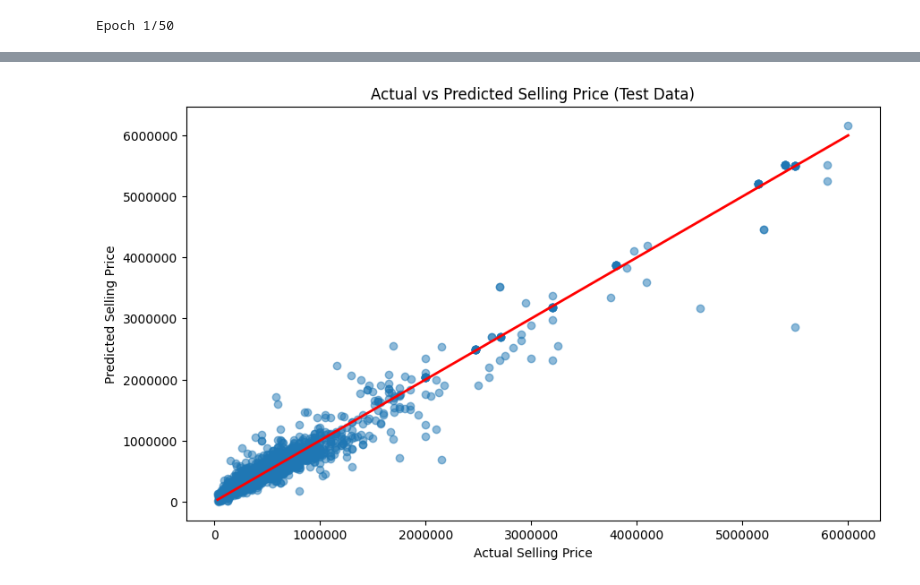
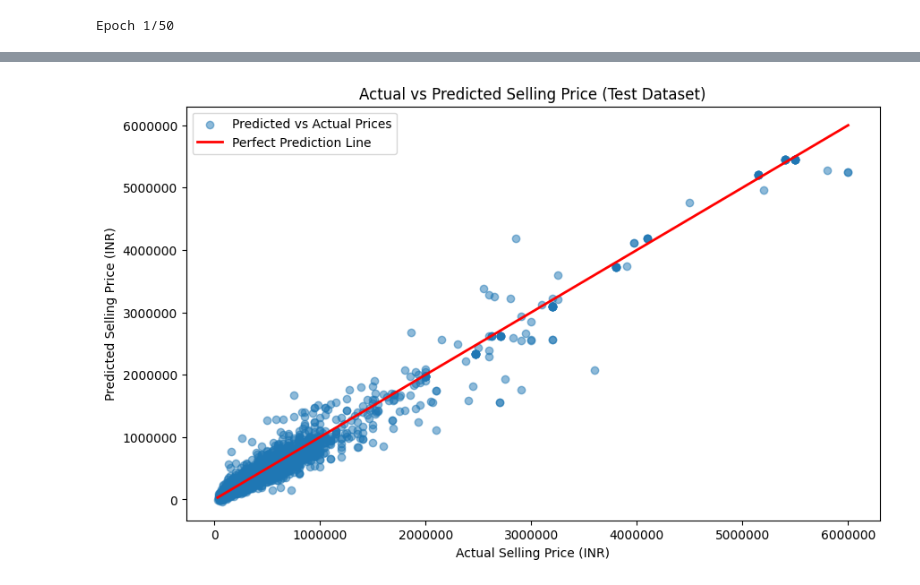
Before and after one commit to dineshsinghbisht/masterdegree, a Jupyter notebook: exercises/machinelearning/ex8.ipynb, the cells around one changed output, grey strips where cells are left out. Cells and saved outputs as stored; diff of their text form; code cells hidden in the pictures.

```diff
--- a/exercises/machinelearning/ex8.ipynb
+++ b/exercises/machinelearning/ex8.ipynb
@@ -12,6 +12,7 @@ df = pd.read_csv("Car details v3.csv")
 
 # # Get basic information about the data
 # print(df.info())
+# print(df.head())
 # print(df.columns)
 
 # Separate features (X) and target (y)
@@ -71,7 +72,7 @@ nn_model.compile(
 nn_model.fit(
     X_train, y_train,
     validation_data=(X_test, y_test),
-    epochs=50, batch_size=10,
+    epochs=50, batch_size=20,
     #verbose=0 # Silent mode – no output printed during training
 )
 
@@ -91,13 +92,14 @@ y_test = scaler_y.inverse_transform(y_test)
 print(f"Mean absolute error for training dataset using Neural Network model: {mean_absolute_error(y_train, nn_model_prediction_train):.2f}")
 print(f"Mean absolute error for test dataset using Neural Network model: {mean_absolute_error(y_test, nn_model_prediction_test):.2f}")
 
-# Plot Predicted Vs Actual Selling Prices of the cars in the test dataset
+# Plot Predicted Vs Actual Selling Prices for the test dataset
 plt.figure(figsize=(10,6))
-plt.scatter(y_test, nn_model_prediction_test, alpha=0.5)
-plt.plot([y_test.min(), y_test.max()], [y_test.min(), y_test.max()], color="red", linewidth=2)
-plt.xlabel("Actual Selling Price")
-plt.ylabel("Predicted Selling Price")
-plt.title("Actual vs Predicted Selling Price (Test Data)")
+plt.scatter(y_test, nn_model_prediction_test, alpha=0.5, label="Predicted vs Actual Prices")
+plt.plot([y_test.min(), y_test.max()], [y_test.min(), y_test.max()], color="red", linewidth=2, label="Perfect Prediction Line")
+plt.xlabel("Actual Selling Price (INR)")
+plt.ylabel("Predicted Selling Price (INR)")
+plt.title("Actual vs Predicted Selling Price (Test Dataset)")
+plt.legend()
 plt.ticklabel_format(style='plain', axis='both') # Prevent showing values in scientific notation
 plt.show()
 # %% [output]
@@ -122 +124 @@ Mean absolute error in test dataset using Neural Network Model: 89817.47
-[figure, old version]
+[figure, new version]
```
Also changed, not shown: parts of 1 cell of this notebook, 2 other files.
